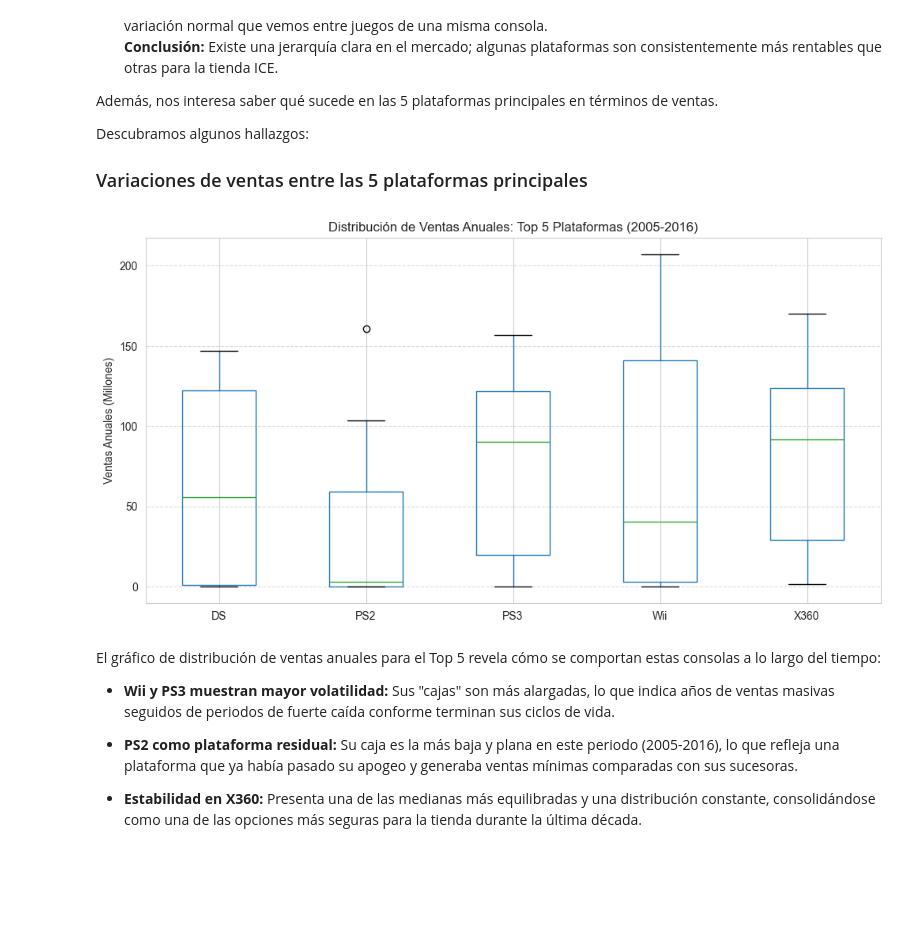
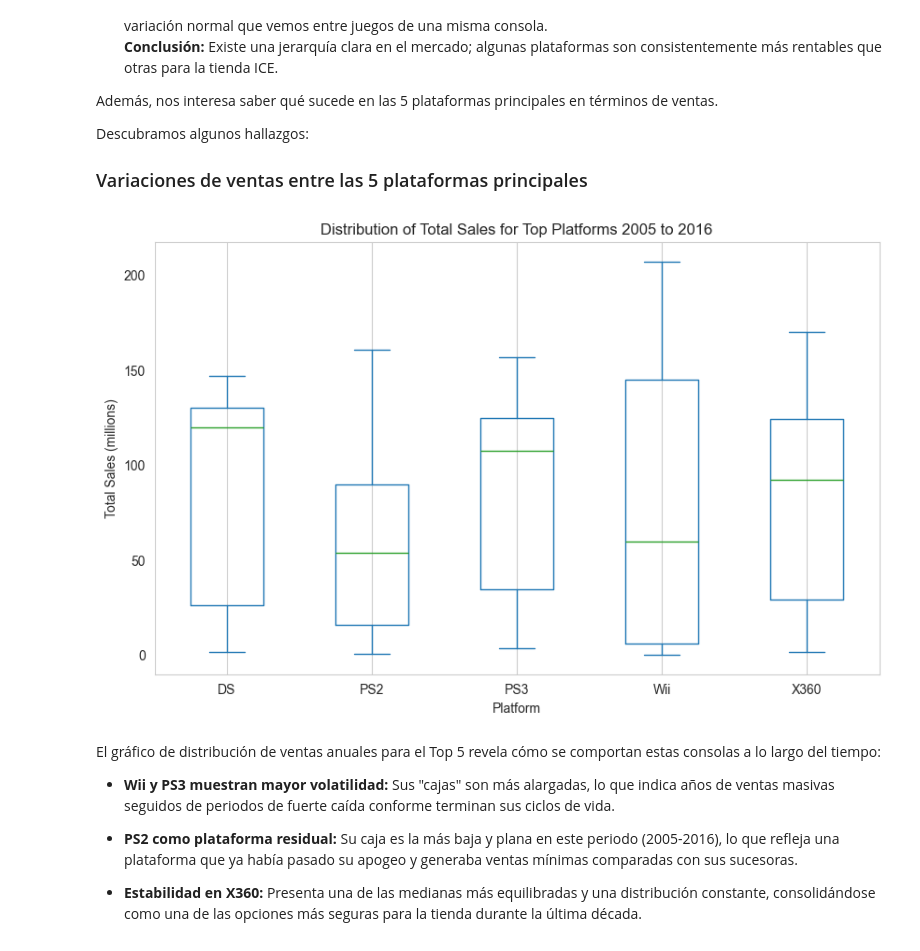
Before and after one commit to cruzdoscar/ice_store, a Jupyter notebook: EDA_videojuegos.ipynb, the cells around one changed output. Drawn from its saved outputs; the diff is of its cells as text; code cells hidden in the pictures; blank space fills up the shorter version.

```diff
--- a/EDA_videojuegos.ipynb
+++ b/EDA_videojuegos.ipynb
@@ -1029,27 +1029,18 @@ Descubramos algunos hallazgos:
 
 ### Variaciones de ventas entre las 5 plataformas principales
 # %%
-# Filtramos y pivoteamos en pasos claros
-top_5_data = df_recent.query("platform in @top_platforms")
+sales_by_platform = df_recent.groupby('platform')['total_sales'].sum().sort_values(ascending=False)
 
-# Creamos la tabla dinámica llenando vacíos con 0
-yearly_sales_pivot = top_5_data.pivot_table(
-    index='year_of_release',
-    columns='platform',
-    values='total_sales',
-    aggfunc='sum',
-    fill_value=0
-)
-
-# Graficamos con un estilo más profesional
-plt.figure(figsize=(12, 6))
-yearly_sales_pivot.boxplot()
-plt.title('Distribución de Ventas Anuales: Top 5 Plataformas (2005-2016)')
-plt.ylabel('Ventas Anuales (Millones)')
-plt.grid(axis='y', linestyle='--', alpha=0.7)
+top_platforms = sales_by_platform.head(5).index.tolist()
+top_platform_sales = df_recent[df_recent['platform'].isin(top_platforms)].pivot_table(index='year_of_release', columns='platform', values='total_sales', aggfunc='sum')
+top_platform_sales.plot(kind='box', figsize=(10,6))
+plt.title('Distribution of Total Sales for Top Platforms 2005 to 2016')
+plt.xlabel('Platform')
+plt.ylabel('Total Sales (millions)')
+plt.grid(axis='y')
 plt.show()
 # %% [output]
-[figure, old version]
+[figure, new version]
 # %% [markdown]
 El gráfico de distribución de ventas anuales para el Top 5 revela cómo se comportan estas consolas a lo largo del tiempo:
 
```
Also changed, not shown: parts of 10 cells of this notebook.
